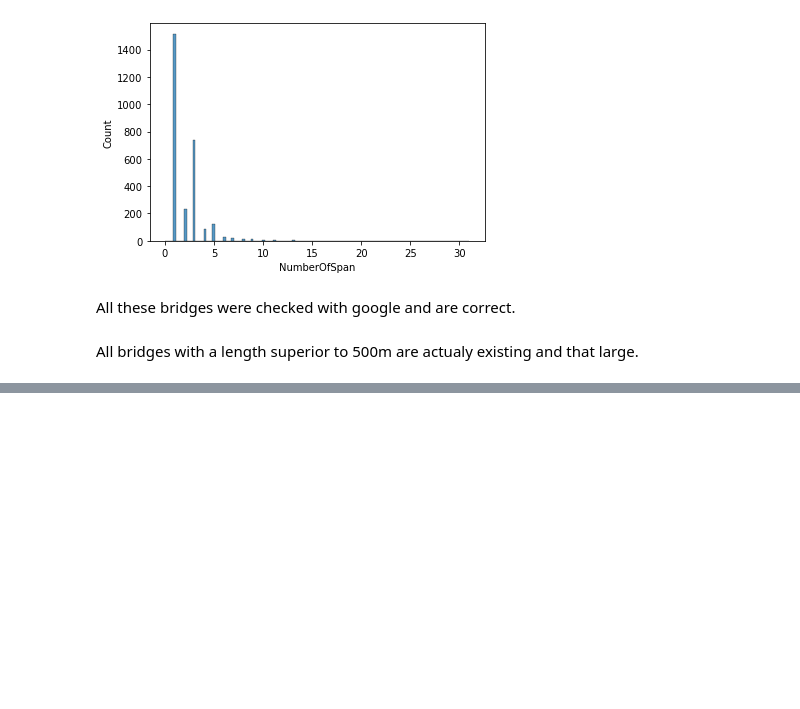
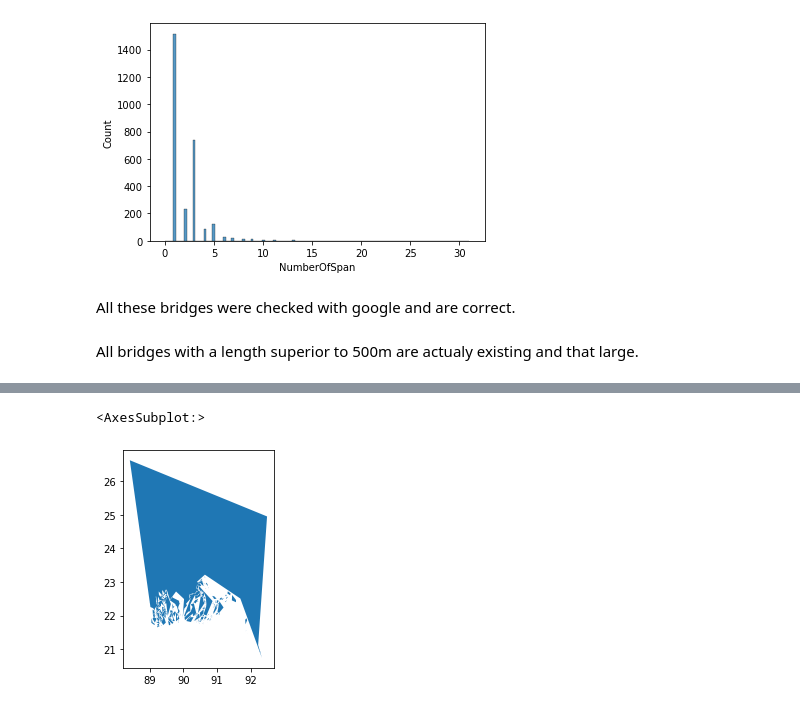
Before and after one commit to EwoutH/EPA1352-Adv-Simulation, a Jupyter notebook: EPA1352-G06-A1/notebook/Bridges.ipynb, the cells around one changed output, grey strips where cells are left out. Cells and saved outputs as stored; diff of their text form; code cells hidden in the pictures; blank space fills up the shorter version.

```diff
--- a/EPA1352-G06-A1/notebook/Bridges.ipynb
+++ b/EPA1352-G06-A1/notebook/Bridges.ipynb
@@ -128,3 +142,9 @@ land.plot()
+# %%
+lands = landg.simplify(100)
+lands.plot()
+# %% [output]
+<AxesSubplot:>
+[figure, added]
 # %%
 bridge_geo = gpd.GeoDataFrame(Bridge, geometry=gpd.points_from_xy(Bridge["LongitudeDecimal"], Bridge["LatitudeDecimal"]))
 bridge_geo.plot()
```
Also changed, not shown: parts of 11 cells of this notebook.
